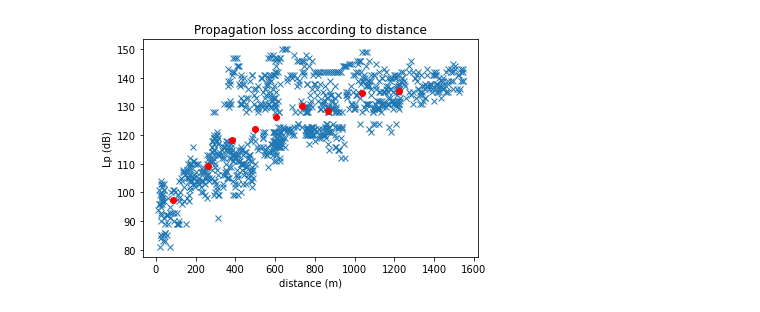
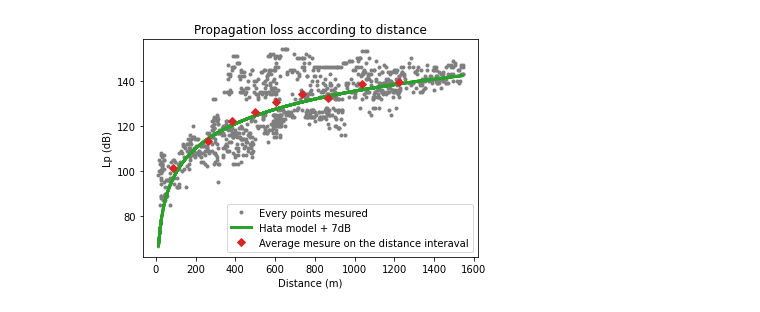
Before and after one commit to TheoFontana/DimensionnementLoRa, a Jupyter notebook: src/dataAnalysis.ipynb, the cells around one changed output. Drawn from its saved outputs; the diff is of its cells as text; code cells hidden in the pictures.

Commit message:
adding propagation model

```diff
--- a/src/dataAnalysis.ipynb
+++ b/src/dataAnalysis.ipynb
@@ -96,9 +90,24 @@ for i, df in enumerate(splitData) :
-# %%
-plt.title('Propagation loss according to distance')
-plt.plot(data['dist'],data['Lp'],'x')
-plt.plot(Dists,Means,'or')
-plt.ylabel('Lp (dB)')
-plt.xlabel('distance (m)')
-plt.show()
-# %% [output]
-[figure, removed]
+# %%
+def Hata(d,Hte,Hre,f) :
+    CH = 0.8 +((1.1*np.log10( f))-0.7)*Hre - 1.56*np.log10(f) #For small or medium-sized city
+    L=69.55+26.16*np.log10(f)-13.82*np.log10(Hte)-CH+(44.9-6.55*np.log10(Hte))*np.log10(d)
+    return L
+# %%
+Hte= 20 #Base Station Height m
+Hre=1.5 #Mobile Station Antenna Height m
+f=868   #Frequecy Mhz
+
+plt.plot(data['dist'], data['Lp'], '.', color='tab:gray', label='Every points mesured')
+plt.plot(data['dist'], Hata(data['dist']/1000, Hte, Hre, f) + 7, label='Hata model + 7dB',
+            linewidth=3,
+            color='tab:green')
+plt.plot(Dists,Means,'D', label='Average mesure on the distance interaval', color='tab:red')
+
+# Styling
+plt.title('Propagation loss according to distance')
+plt.ylabel('Lp (dB)')
+plt.xlabel('Distance (m)')
+plt.legend()
+plt.show()
+# %% [output]
+[figure, added]
```
Also changed, not shown: parts of 5 cells of this notebook, 4 other files.
